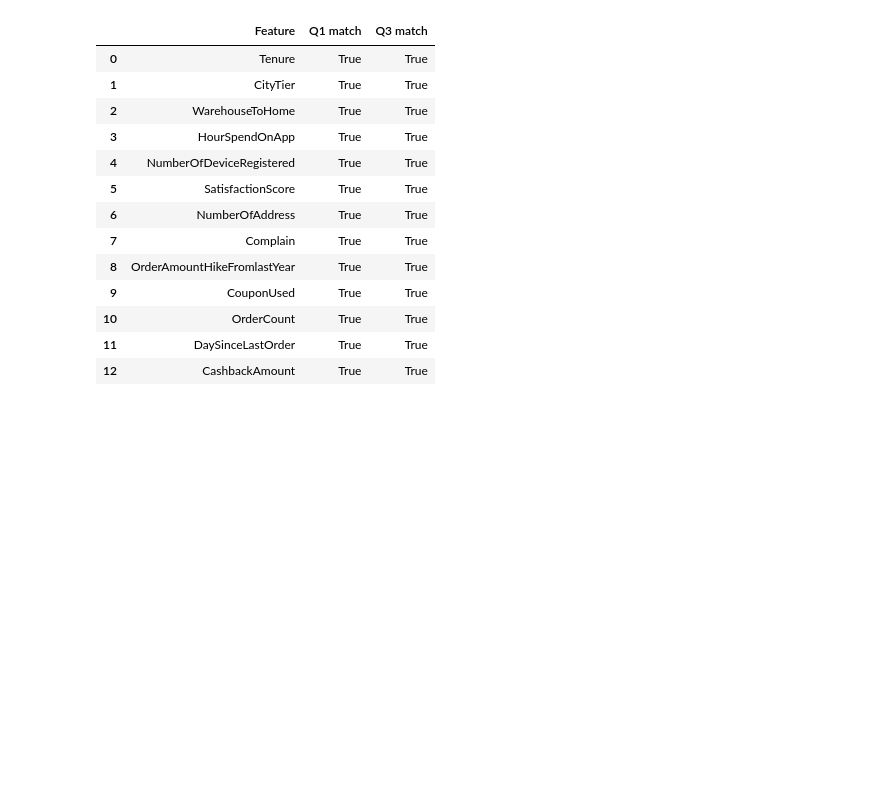
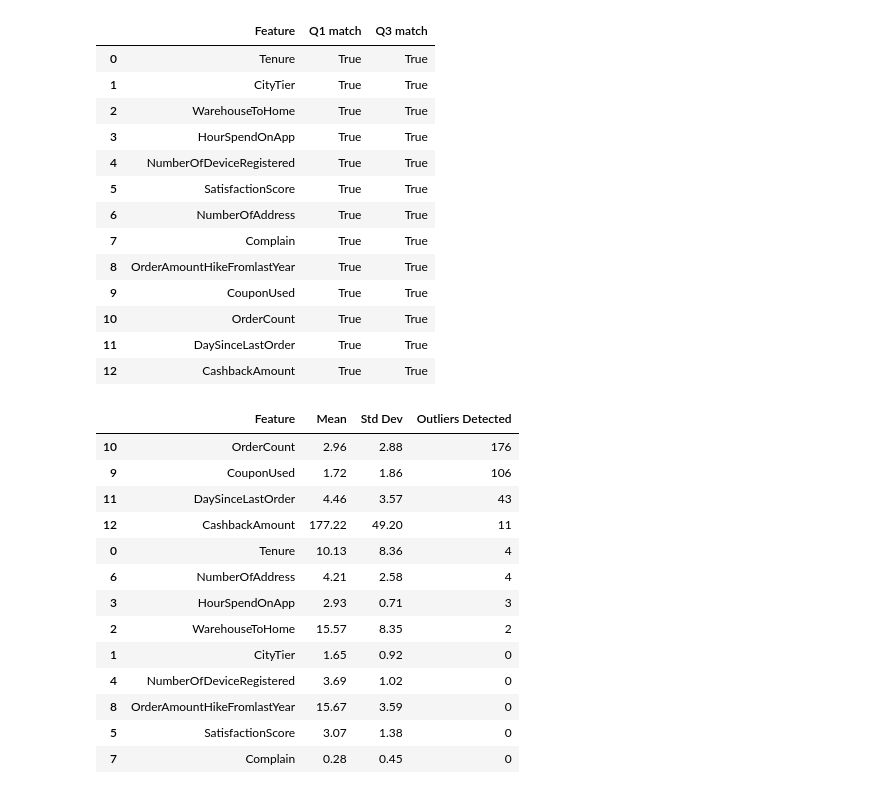
Before and after one commit to DrishtiNigam1928/CUSTOMER_CHURN, a Jupyter notebook: notebooks/main_analysis.ipynb, the cells around one changed output. Drawn from its saved outputs; the diff is of its cells as text; code cells hidden in the pictures; blank space fills up the shorter version.

Commit message:
F2: Z-score method done and verified

```diff
--- a/notebooks/main_analysis.ipynb
+++ b/notebooks/main_analysis.ipynb
@@ -624,3 +624,52 @@ pd.DataFrame(verify_rows)
 | 10 | OrderCount | True | True |
 | 11 | DaySinceLastOrder | True | True |
 | 12 | CashbackAmount | True | True |
+# %%
+# F2: Applying Z-Score Method to each Numerical Feature
+
+z_score_report = []
+z_outlier_indices_by_col = {} # store row indices for Z-score outliers
+z_threshold = 3.0 # using standard threshold i.e. [3.0]
+
+for col in numerical_vars:
+  values = df_cleaned[col].dropna().tolist()
+  # resuing B2 tasks custom funtions for calculating mean and standard deviation
+  mean_val = calc_mean(values)
+  variance_val = calc_variance(values, mean_val)
+  std_val = calc_std(variance_val)
+
+  # edge case where standard deviation is 0 (i.e. all values identical)
+  if std_val==0:
+    outlier_count=0
+    z_outlier_indices_by_col[col]=[]
+  else:
+    # checking for observations with absolute Z-score > 3.0
+    # condition is being applied using lambda function
+    outliers = df_cleaned[df_cleaned[col].dropna().apply(lambda x: abs((x - mean_val)/std_val) > z_threshold)]
+    outlier_count = len(outliers)
+    z_outlier_indices_by_col[col] = outliers.index.tolist()
+
+  z_score_report.append({
+     "Feature": col,
+     "Mean": round(mean_val, 2),
+     "Std Dev": round(std_val, 2),
+     "Outliers Detected": outlier_count
+  })
+
+z_table = pd.DataFrame(z_score_report).sort_values("Outliers Detected", ascending=False)
+display(z_table)
+# %% [output]
+|  | Feature | Mean | Std Dev | Outliers Detected |
+| 10 | OrderCount | 2.96 | 2.88 | 176 |
+| 9 | CouponUsed | 1.72 | 1.86 | 106 |
+| 11 | DaySinceLastOrder | 4.46 | 3.57 | 43 |
+| 12 | CashbackAmount | 177.22 | 49.20 | 11 |
+| 0 | Tenure | 10.13 | 8.36 | 4 |
+| 6 | NumberOfAddress | 4.21 | 2.58 | 4 |
+| 3 | HourSpendOnApp | 2.93 | 0.71 | 3 |
+| 2 | WarehouseToHome | 15.57 | 8.35 | 2 |
+| 1 | CityTier | 1.65 | 0.92 | 0 |
+| 4 | NumberOfDeviceRegistered | 3.69 | 1.02 | 0 |
+| 8 | OrderAmountHikeFromlastYear | 15.67 | 3.59 | 0 |
+| 5 | SatisfactionScore | 3.07 | 1.38 | 0 |
+| 7 | Complain | 0.28 | 0.45 | 0 |
```
Also changed, not shown: parts of 3 cells of this notebook.
